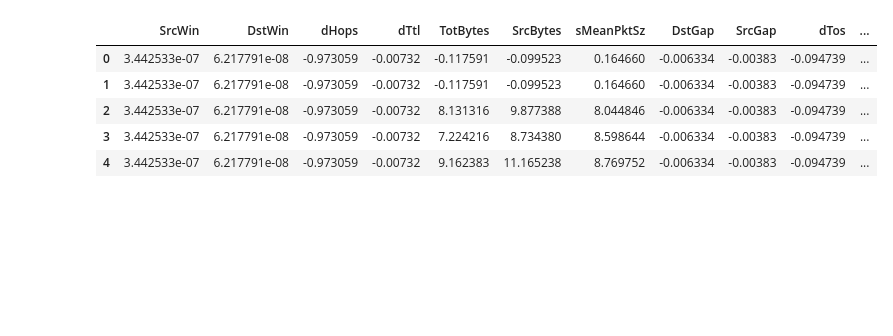
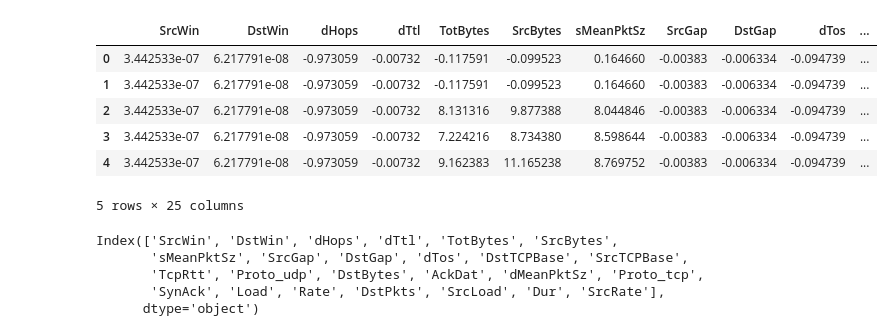
Before and after one commit to vigneshramesh1/network-intrusion-detection, a Jupyter notebook: Models/KNN Based Models/KNNWithKFoldLatest.ipynb, the cells around one changed output. Drawn from its saved outputs; the diff is of its cells as text; code cells hidden in the pictures; blank space fills up the shorter version.

```diff
--- a/Models/KNN Based Models/KNNWithKFoldLatest.ipynb
+++ b/Models/KNN Based Models/KNNWithKFoldLatest.ipynb
@@ -34,17 +37,26 @@ def mutual_info(X, Y):
 # %%
-# new_data = data[result.keys()]
-# new_data.head()
+new_data = data[result.keys()]
+new_data.head()
+# %% [output]
+|  | SrcWin | DstWin | dHops | dTtl | TotBytes | SrcBytes | sMeanPktSz | SrcGap | DstGap | dTos | ... |
+| 0 | 3.442533e-07 | 6.217791e-08 | -0.973059 | -0.00732 | -0.117591 | -0.099523 | 0.164660 | -0.00383 | -0.006334 | -0.094739 | ... |
+| 1 | 3.442533e-07 | 6.217791e-08 | -0.973059 | -0.00732 | -0.117591 | -0.099523 | 0.164660 | -0.00383 | -0.006334 | -0.094739 | ... |
+| 2 | 3.442533e-07 | 6.217791e-08 | -0.973059 | -0.00732 | 8.131316 | 9.877388 | 8.044846 | -0.00383 | -0.006334 | -0.094739 | ... |
+| 3 | 3.442533e-07 | 6.217791e-08 | -0.973059 | -0.00732 | 7.224216 | 8.734380 | 8.598644 | -0.00383 | -0.006334 | -0.094739 | ... |
+| 4 | 3.442533e-07 | 6.217791e-08 | -0.973059 | -0.00732 | 9.162383 | 11.165238 | 8.769752 | -0.00383 | -0.006334 | -0.094739 | ... |
+5 rows × 25 columns
+# %%
+result.keys()
+# %% [output]
+Index(['SrcWin', 'DstWin', 'dHops', 'dTtl', 'TotBytes', 'SrcBytes',
+       'sMeanPktSz', 'SrcGap', 'DstGap', 'dTos', 'DstTCPBase', 'SrcTCPBase',
+       'TcpRtt', 'Proto_udp', 'DstBytes', 'AckDat', 'dMeanPktSz', 'Proto_tcp',
+       'SynAck', 'Load', 'Rate', 'DstPkts', 'SrcLoad', 'Dur', 'SrcRate'],
+      dtype='object')
 # %%
-# Hard coding now to skip the mutual information step
-new_data = data[["SrcWin", "DstWin", "dHops", "dTtl", "TotBytes", "SrcBytes", "sMeanPktSz", "DstGap", "SrcGap", "dTos", "DstTCPBase", "SrcTCPBase", "TcpRtt", "Proto_udp", "DstBytes", "AckDat" , "dMeanPktSz", "Proto_tcp", "SynAck", "Load"]]
-new_data.head()
+# # Hard coding now to skip the mutual information step
+# new_data = data[["SrcWin", "DstWin", "dHops", "dTtl", "TotBytes", "SrcBytes", "sMeanPktSz", "DstGap", "SrcGap", "dTos", "DstTCPBase", "SrcTCPBase", "TcpRtt", "Proto_udp", "DstBytes", "AckDat" , "dMeanPktSz", "Proto_tcp", "SynAck", "Load"]]
+# new_data.head()
-# %% [output]
-|  | SrcWin | DstWin | dHops | dTtl | TotBytes | SrcBytes | sMeanPktSz | DstGap | SrcGap | dTos | ... |
-| 0 | 3.442533e-07 | 6.217791e-08 | -0.973059 | -0.00732 | -0.117591 | -0.099523 | 0.164660 | -0.006334 | -0.00383 | -0.094739 | ... |
-| 1 | 3.442533e-07 | 6.217791e-08 | -0.973059 | -0.00732 | -0.117591 | -0.099523 | 0.164660 | -0.006334 | -0.00383 | -0.094739 | ... |
-| 2 | 3.442533e-07 | 6.217791e-08 | -0.973059 | -0.00732 | 8.131316 | 9.877388 | 8.044846 | -0.006334 | -0.00383 | -0.094739 | ... |
-| 3 | 3.442533e-07 | 6.217791e-08 | -0.973059 | -0.00732 | 7.224216 | 8.734380 | 8.598644 | -0.006334 | -0.00383 | -0.094739 | ... |
-| 4 | 3.442533e-07 | 6.217791e-08 | -0.973059 | -0.00732 | 9.162383 | 11.165238 | 8.769752 | -0.006334 | -0.00383 | -0.094739 | ... |
 # %%
 def concat_column_for_plot(pca_data, column_name):
   for_plot = pd.concat([pca_data, data[column_name]], axis = 1)
```
Also changed, not shown: parts of 13 cells of this notebook, 2 other files.
